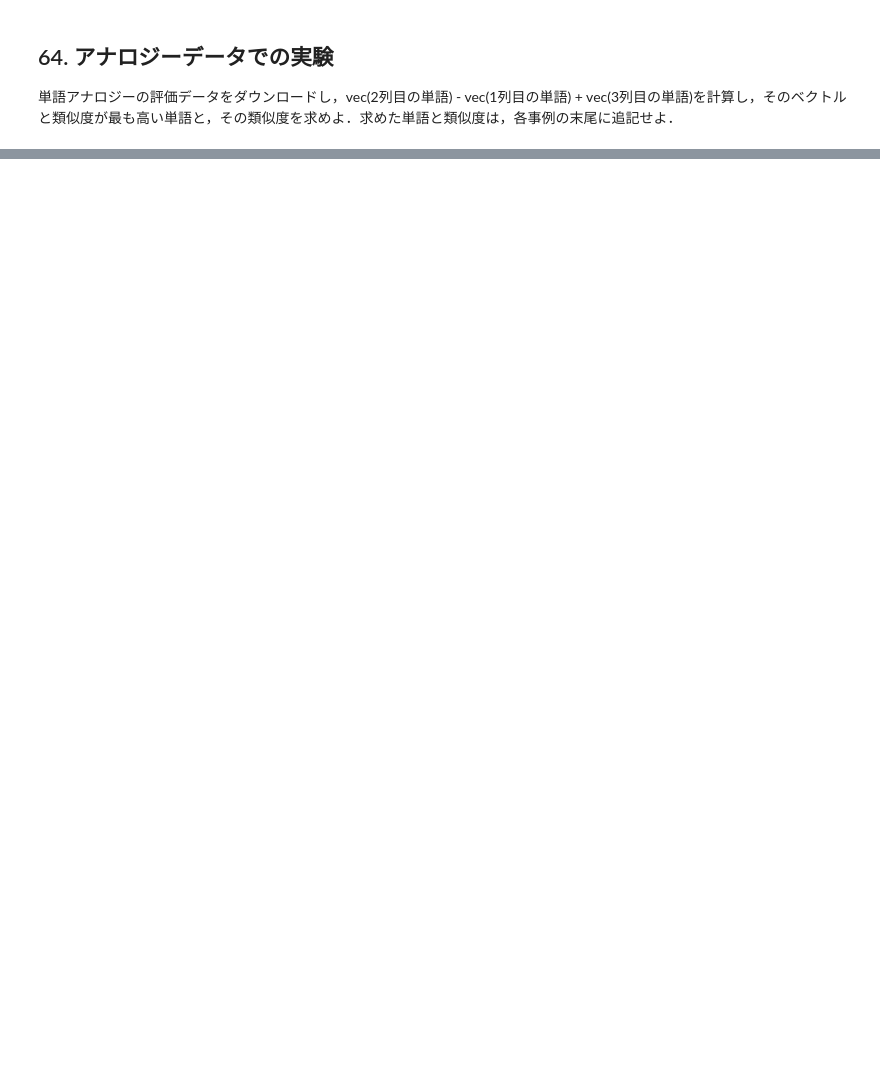
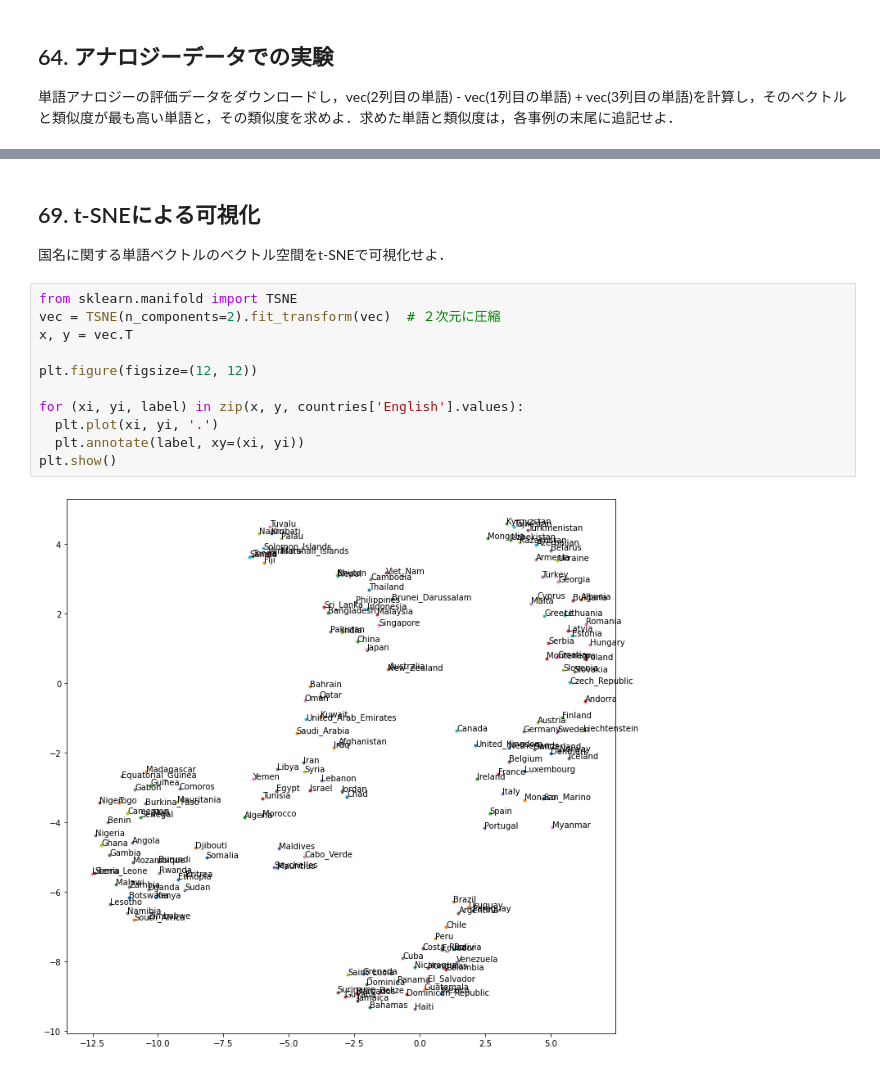
Before and after one commit to Akari000/nlp100, a Jupyter notebook: chapter2020_7/notebook/nlp60-69.ipynb, the cells around one changed output, grey strips where cells are left out. Cells and saved outputs as stored; diff of their text form; blank space fills up the shorter version.

```diff
--- a/chapter2020_7/notebook/nlp60-69.ipynb
+++ b/chapter2020_7/notebook/nlp60-69.ipynb
@@ -136,0 +226,16 @@ https://qiita.com/dacciinfo/items/88debe69f9f4e927aafc
+# %% [markdown]
+## 69. t-SNEによる可視化
+国名に関する単語ベクトルのベクトル空間をt-SNEで可視化せよ．
+# %%
+from sklearn.manifold import TSNE
+vec = TSNE(n_components=2).fit_transform(vec)  # ２次元に圧縮
+x, y = vec.T
+
+plt.figure(figsize=(12, 12))
+
+for (xi, yi, label) in zip(x, y, countries['English'].values):
+  plt.plot(xi, yi, '.')
+  plt.annotate(label, xy=(xi, yi))
+plt.show()
+# %% [output]
+[figure, added]
```
Also changed, not shown: parts of 14 cells of this notebook, 12 other files.
